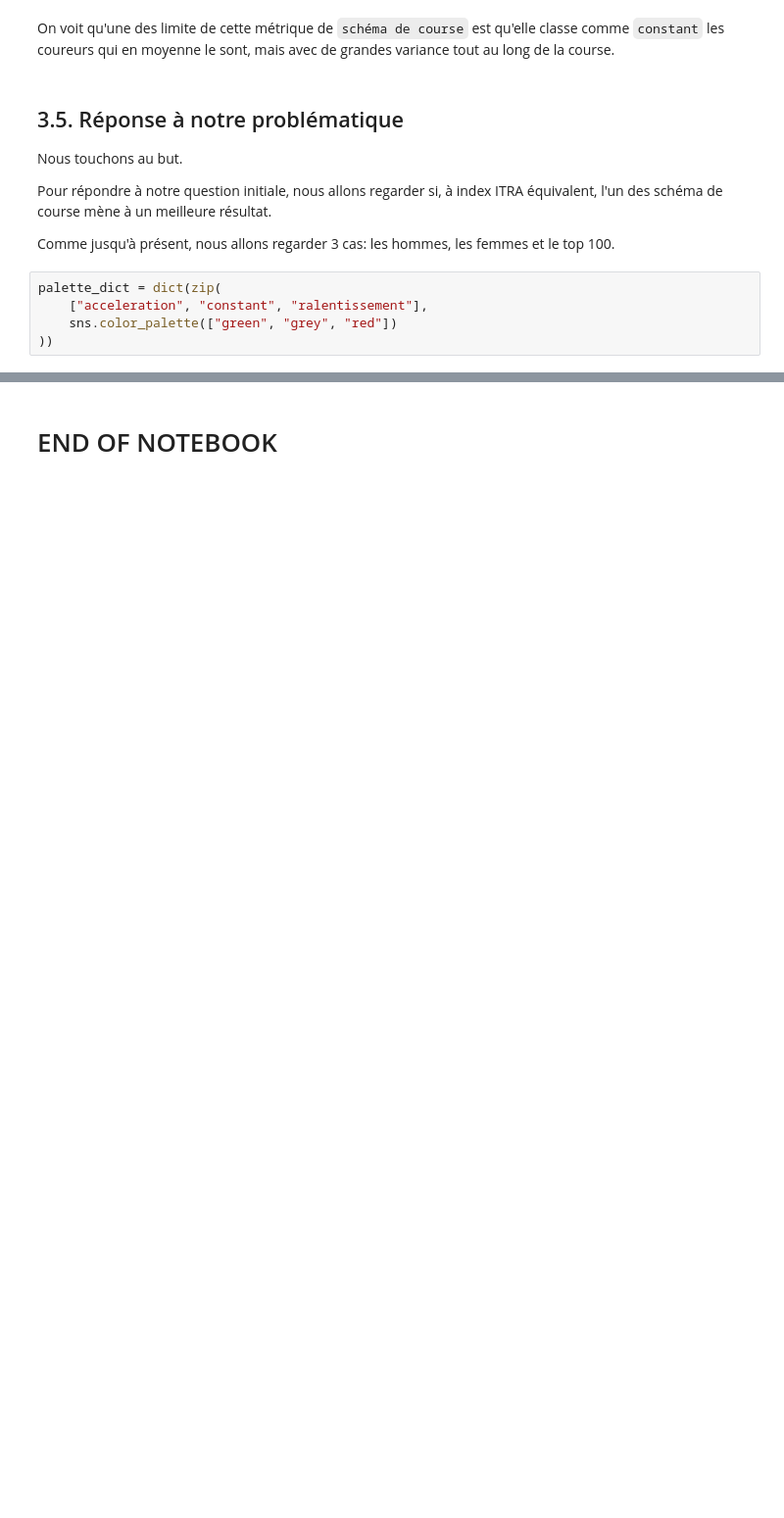
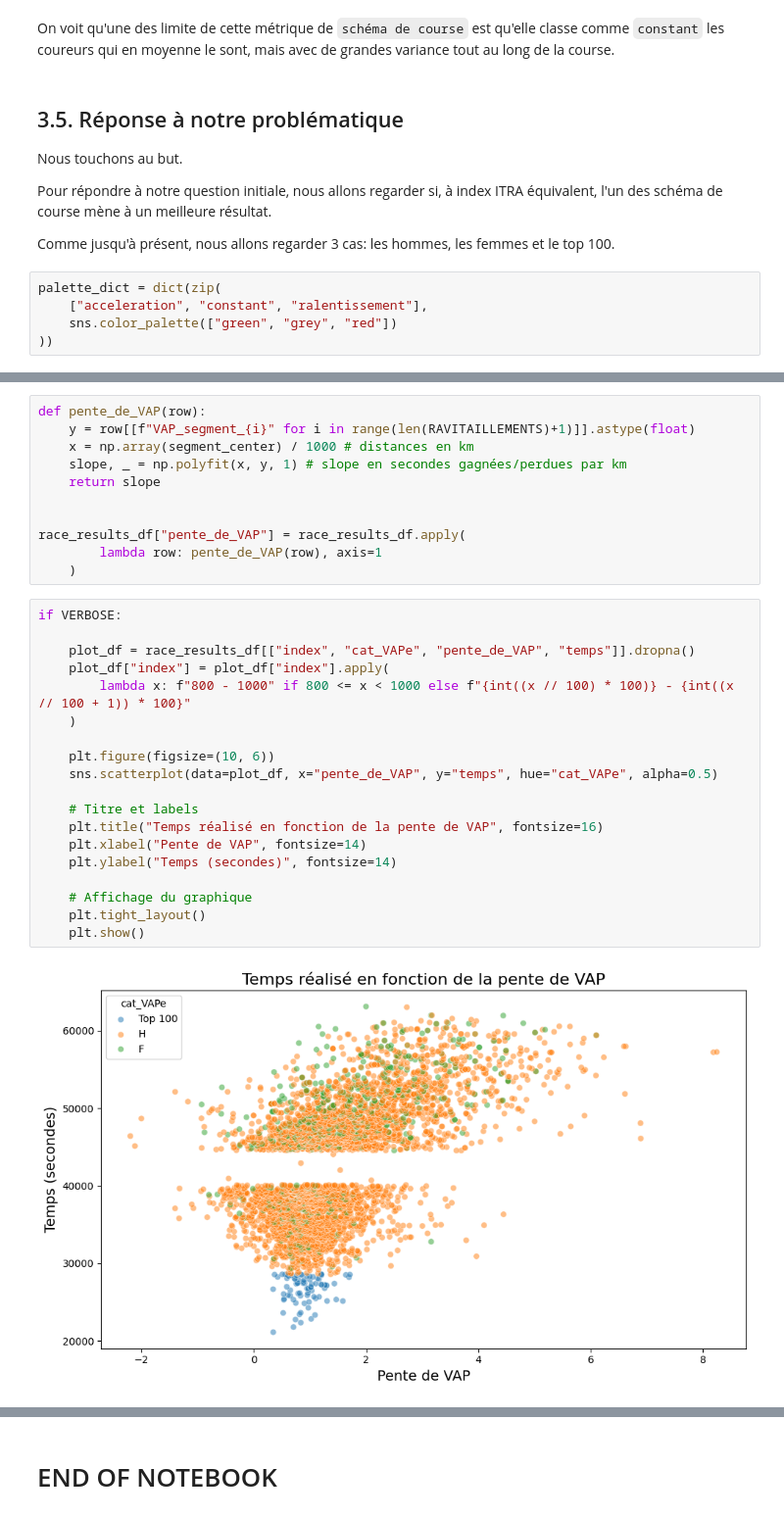
Before and after one commit to tanguy0/saintelyon-2024, a Jupyter notebook: notebooks/03_performance_explication.ipynb, the cells around one changed output, grey strips where cells are left out. Shown at 98% size. Cells and saved outputs as stored; diff of their text form; blank space fills up the shorter version.

```diff
--- a/notebooks/03_performance_explication.ipynb
+++ b/notebooks/03_performance_explication.ipynb
@@ -749,0 +767,32 @@ if VERBOSE:
+# %%
+def pente_de_VAP(row):
+    y = row[[f"VAP_segment_{i}" for i in range(len(RAVITAILLEMENTS)+1)]].astype(float)
+    x = np.array(segment_center) / 1000 # distances en km
+    slope, _ = np.polyfit(x, y, 1) # slope en secondes gagnées/perdues par km
+    return slope
+
+
+race_results_df["pente_de_VAP"] = race_results_df.apply(
+        lambda row: pente_de_VAP(row), axis=1
+    )
+# %%
+if VERBOSE:
+
+    plot_df = race_results_df[["index", "cat_VAPe", "pente_de_VAP", "temps"]].dropna()
+    plot_df["index"] = plot_df["index"].apply(
+        lambda x: f"800 - 1000" if 800 <= x < 1000 else f"{int((x // 100) * 100)} - {int((x // 100 + 1)) * 100}"
+    )
+
+    plt.figure(figsize=(10, 6))
+    sns.scatterplot(data=plot_df, x="pente_de_VAP", y="temps", hue="cat_VAPe", alpha=0.5)
+
+    # Titre et labels
+    plt.title("Temps réalisé en fonction de la pente de VAP", fontsize=16)
+    plt.xlabel("Pente de VAP", fontsize=14)
+    plt.ylabel("Temps (secondes)", fontsize=14)
+
+    # Affichage du graphique
+    plt.tight_layout()
+    plt.show()
+# %% [output]
+[figure, added]
```
Also changed, not shown: parts of 12 cells of this notebook.
